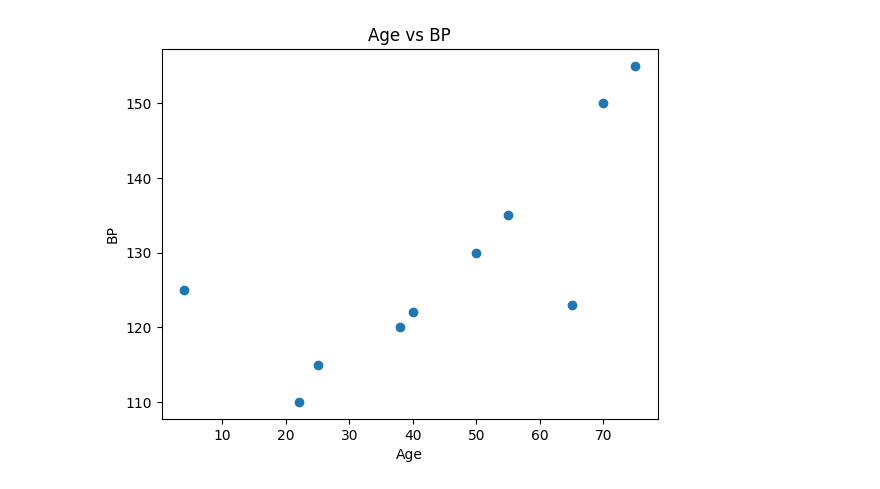
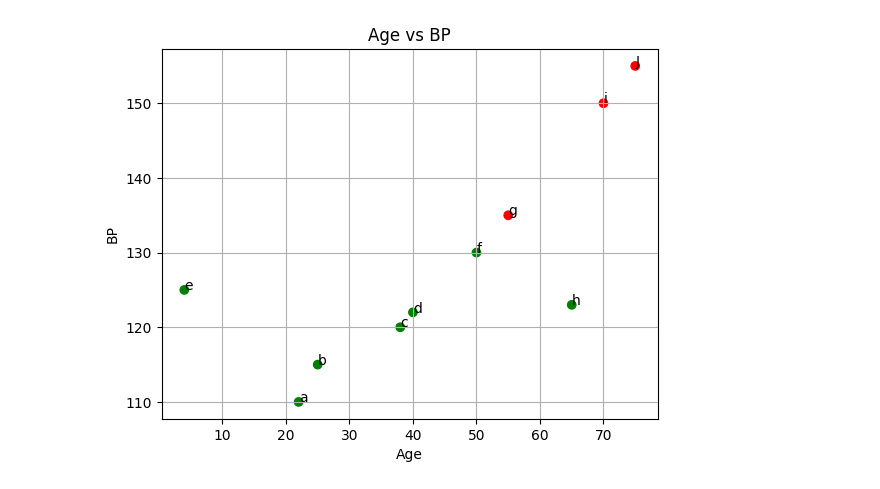
Before and after one commit to Turab031/numpy, a Jupyter notebook: scatter.ipynb, the cells around one changed output. Saved outputs shown, nothing was run; the diff lists cells and outputs as text; code cells hidden in the pictures.

```diff
--- a/scatter.ipynb
+++ b/scatter.ipynb
@@ -4,14 +4,20 @@ import matplotlib.pyplot as plt
 # %%
 import matplotlib.pyplot as plt
 
 people = ["a","b","c","d","e","f","g","h","i","J"]
 age = [22,25,38,40,4,50,55,65,70,75]   # now 10 values
 bp = [110,115,120,122,125,130,135,123,150,155]
-
-plt.scatter(age, bp)
+colors=["red","purple","yellow","green","magenta","aqua","red","purple","yellow","green"]
+colors= ["green" if x<135 else "red" for x in bp]
+plt.scatter(age, bp,color=colors)
 plt.title("Age vs BP")
 plt.xlabel("Age")
 plt.ylabel("BP")
+
+# data annotation
+for i in range(len(people)):
+    plt.annotate(people[i],xy=(age[i],bp[i]),xytext=(age[i],bp[i]))
+plt.grid()
 plt.show()
 # %% [output]
-[figure, old version]
+[figure, new version]
```
Also changed, not shown: parts of 1 cell of this notebook, 1 other file.
